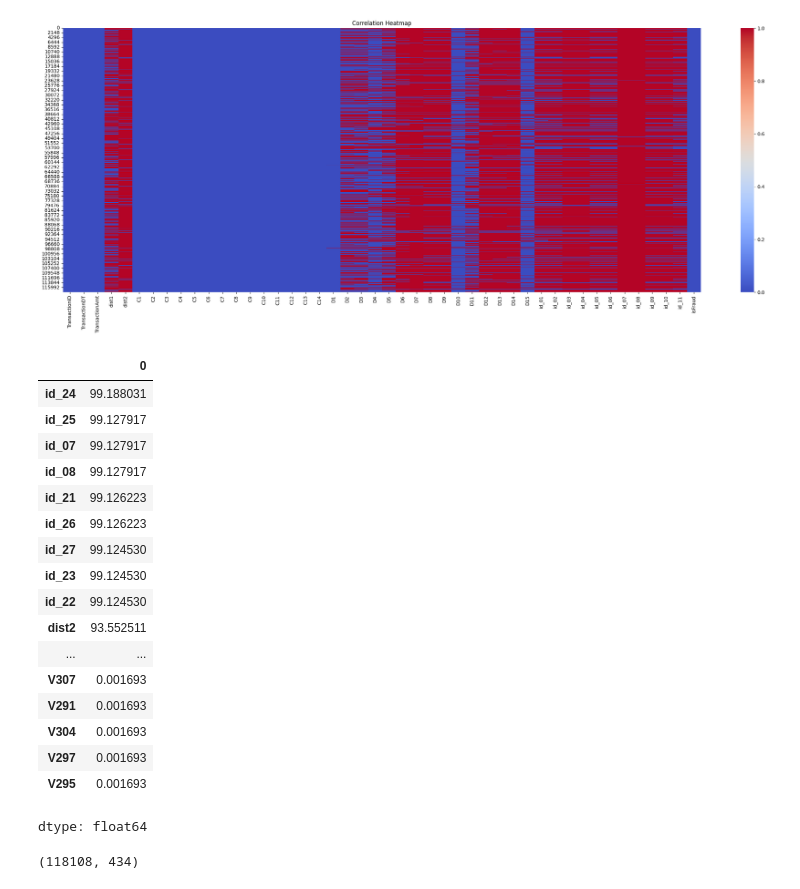
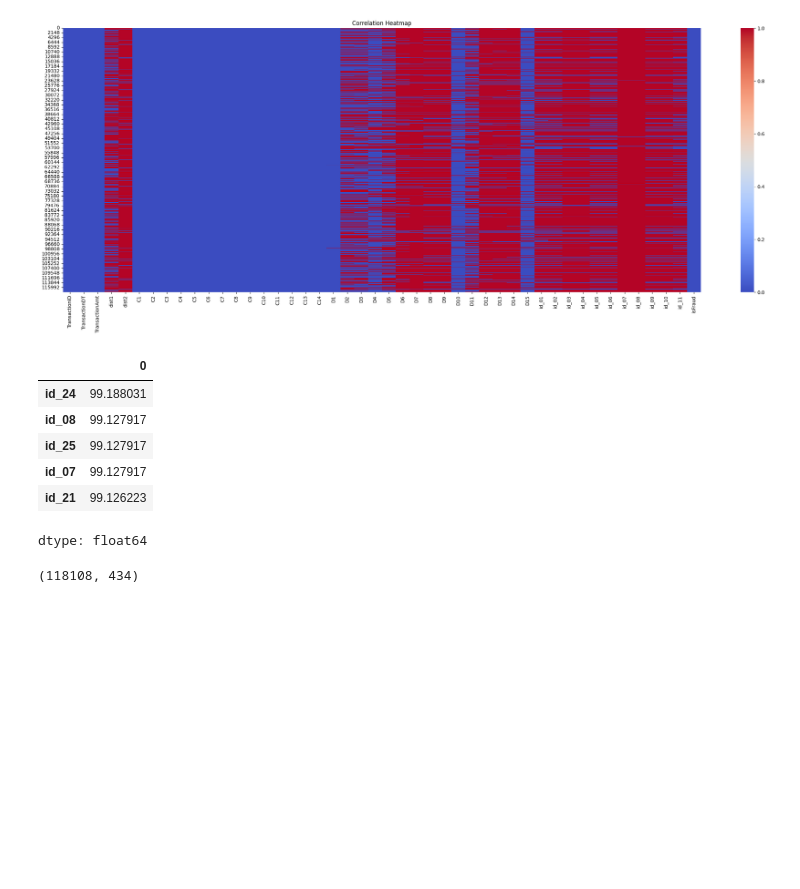
Before and after one commit to Varsha-dh/IEEE_prediction, a Jupyter notebook: Eiii_fraud_detection.ipynb, the cells around one changed output. Saved outputs shown, nothing was run; the diff lists cells and outputs as text; code cells hidden in the pictures; blank space fills up the shorter version.

```diff
--- a/Eiii_fraud_detection.ipynb
+++ b/Eiii_fraud_detection.ipynb
@@ -79,25 +79,14 @@ plt.show()
 # plt.title('Missing Values Heatmap for V Columns')  # Corrected title
 # plt.show()
 # %%
-(train.isnull().mean()*100).sort_values(ascending=False)
+(train.isnull().mean()*100).sort_values(ascending=False).head()
 # %% [output]
 |  | 0 |
 | id_24 | 99.188031 |
+| id_08 | 99.127917 |
 | id_25 | 99.127917 |
 | id_07 | 99.127917 |
-| id_08 | 99.127917 |
 | id_21 | 99.126223 |
-| id_26 | 99.126223 |
-| id_27 | 99.124530 |
-| id_23 | 99.124530 |
-| id_22 | 99.124530 |
-| dist2 | 93.552511 |
-| ... | ... |
-| V307 | 0.001693 |
-| V291 | 0.001693 |
-| V304 | 0.001693 |
-| V297 | 0.001693 |
-| V295 | 0.001693 |
 dtype: float64
 # %%
 train[cat_col] = train[cat_col].fillna('unknown')
```
Also changed, not shown: parts of 13 cells of this notebook.
